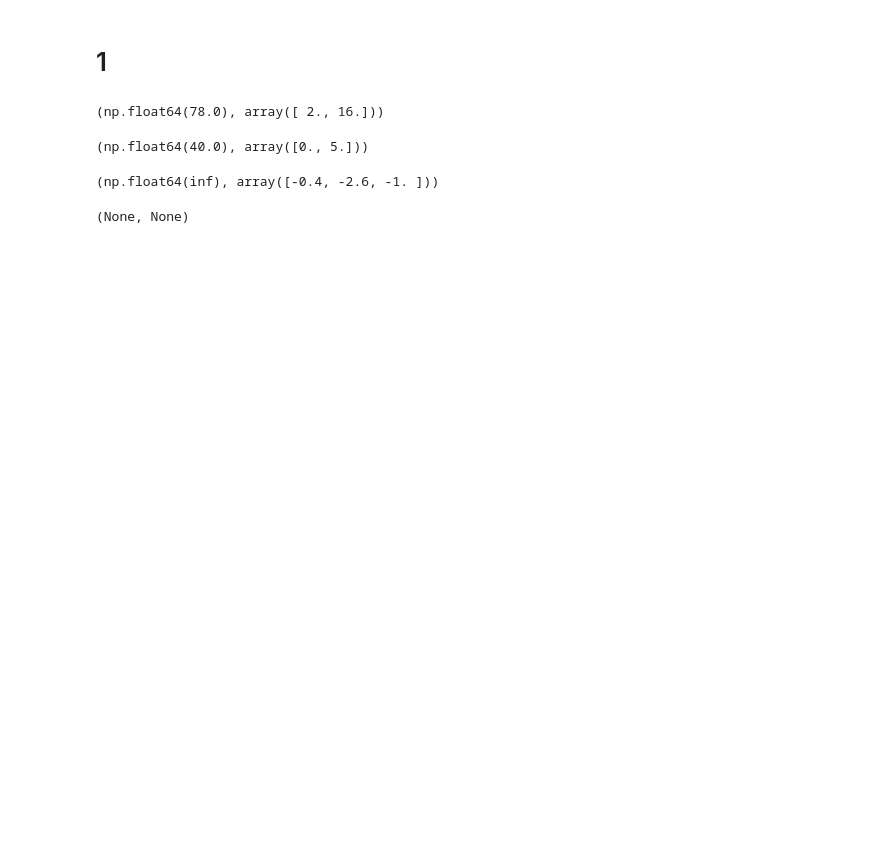
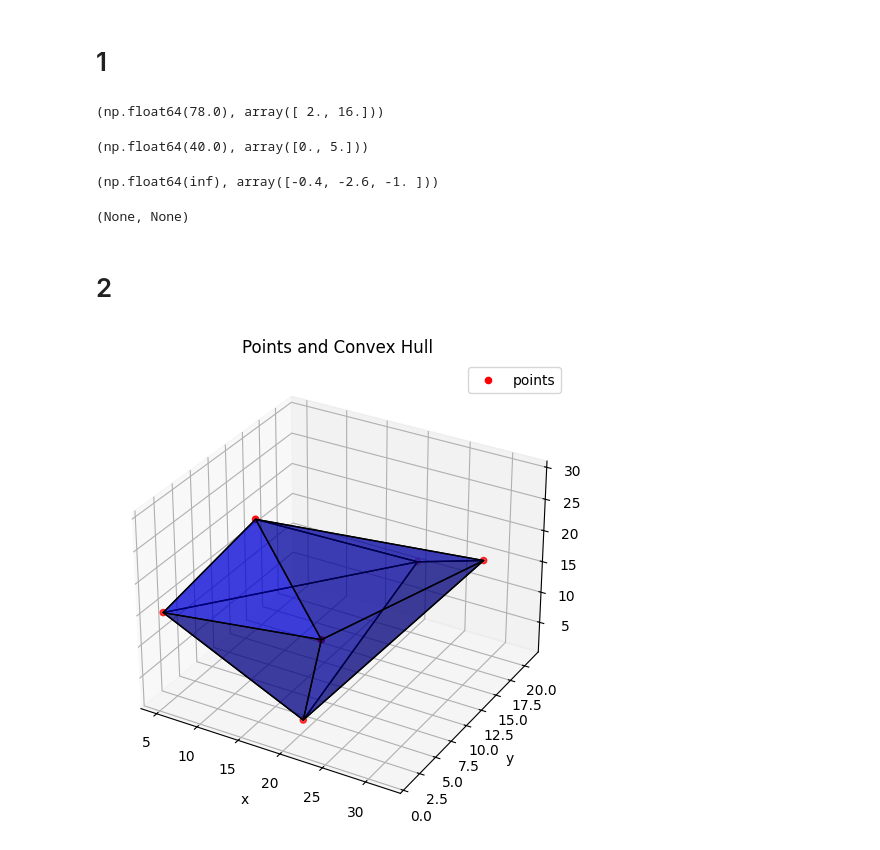
Before and after one commit to Adrn1n/XMU-learning_CVXOPT, a Jupyter notebook: Lab/1112/Lab4.ipynb, the cells around one changed output. Cells and saved outputs as stored; diff of their text form; code cells hidden in the pictures; blank space fills up the shorter version.

```diff
--- a/Lab/1112/Lab4.ipynb
+++ b/Lab/1112/Lab4.ipynb
@@ -115,3 +119,10 @@ c = np.array([3, 1])
 display(simplex(A, b, c))
 # %% [output]
 (None, None)
+# %% [markdown]
+# 2
+# %%
+points = np.array(
+    [[5, 1, 15], [23, 2, 17], [32, 15, 21], [20, 21, 11], [13, 5, 29], [20, 3, 2]]
+)
+hull = ConvexHull(points)
@@ -117,0 +165,29 @@ display(simplex(A, b, c))
+# %%
+fig = plt.figure(figsize=(8, 6))
+
+ax = fig.add_subplot(111, projection="3d")
+ax.scatter(
+    points[:, 0],
+    points[:, 1],
+    points[:, 2],
+    color="red",
+    label="points",
+)
+ax.plot_trisurf(
+    points[:, 0],
+    points[:, 1],
+    points[:, 2],
+    triangles=hull.simplices,
+    color="blue",
+    edgecolor="black",
+    alpha=0.5,
+)
+ax.set_title("Points and Convex Hull")
+ax.set_xlabel("x")
+ax.set_ylabel("y")
+ax.set_zlabel("z")
+ax.legend()
+
+plt.show()
+# %% [output]
+[figure, added]
```
Also changed, not shown: parts of 2 cells of this notebook.
